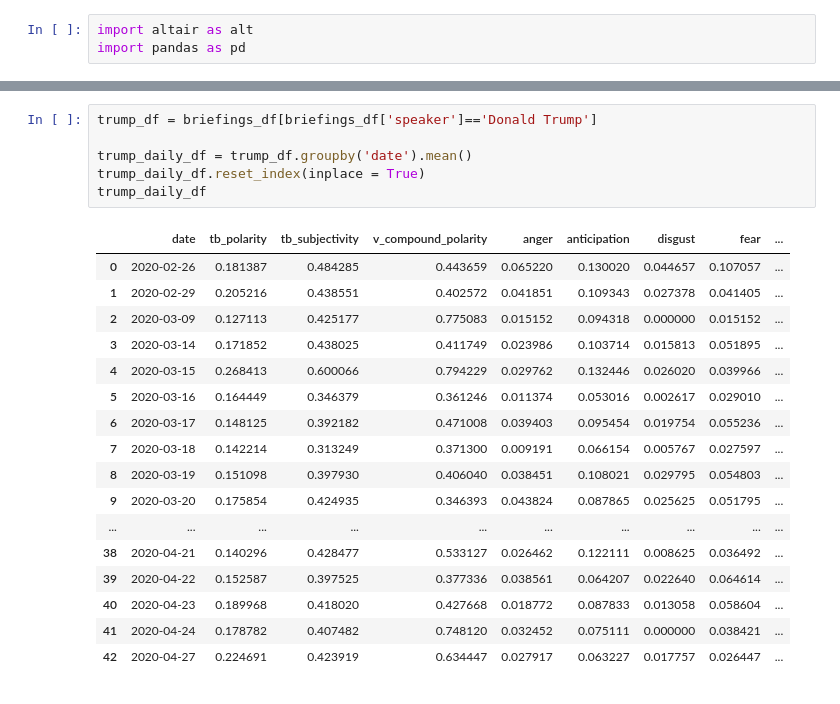
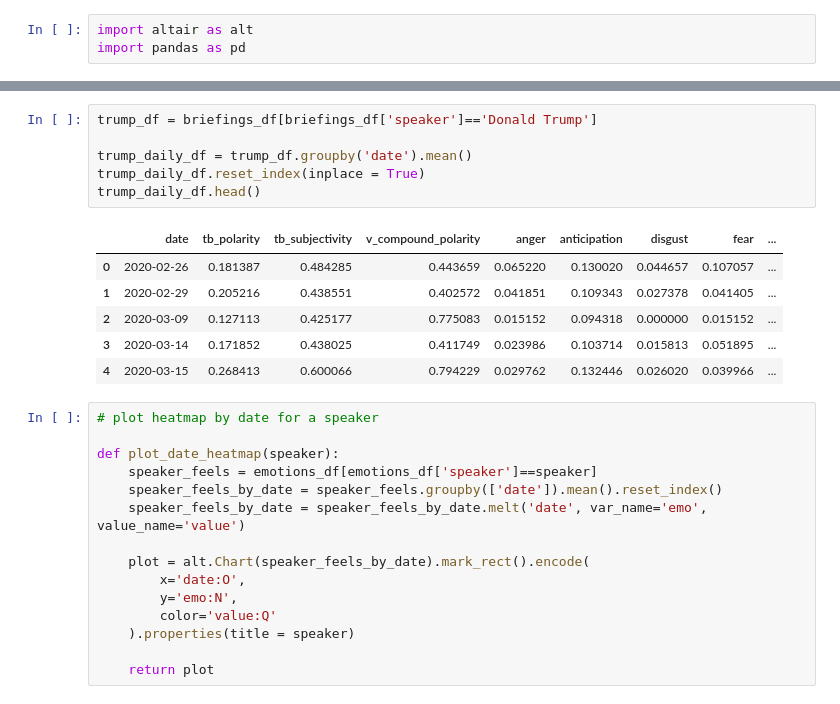
Before and after one commit to brendoncampbell/corona-briefing-tones, a Jupyter notebook: src/analysis.ipynb, the cells around one changed output, grey strips where cells are left out. Cells and saved outputs as stored; diff of their text form.

```diff
--- a/src/analysis.ipynb
+++ b/src/analysis.ipynb
@@ -79,24 +80,28 @@ speaker_scores.sort_values('tb_polarity', ascending=False)
 # %%
 trump_df = briefings_df[briefings_df['speaker']=='Donald Trump']
 
 trump_daily_df = trump_df.groupby('date').mean()
 trump_daily_df.reset_index(inplace = True)
-trump_daily_df
+trump_daily_df.head()
 # %% [output]
 |  | date | tb_polarity | tb_subjectivity | v_compound_polarity | anger | anticipation | disgust | fear | ... |
 | 0 | 2020-02-26 | 0.181387 | 0.484285 | 0.443659 | 0.065220 | 0.130020 | 0.044657 | 0.107057 | ... |
 | 1 | 2020-02-29 | 0.205216 | 0.438551 | 0.402572 | 0.041851 | 0.109343 | 0.027378 | 0.041405 | ... |
 | 2 | 2020-03-09 | 0.127113 | 0.425177 | 0.775083 | 0.015152 | 0.094318 | 0.000000 | 0.015152 | ... |
 | 3 | 2020-03-14 | 0.171852 | 0.438025 | 0.411749 | 0.023986 | 0.103714 | 0.015813 | 0.051895 | ... |
 | 4 | 2020-03-15 | 0.268413 | 0.600066 | 0.794229 | 0.029762 | 0.132446 | 0.026020 | 0.039966 | ... |
-| 5 | 2020-03-16 | 0.164449 | 0.346379 | 0.361246 | 0.011374 | 0.053016 | 0.002617 | 0.029010 | ... |
-| 6 | 2020-03-17 | 0.148125 | 0.392182 | 0.471008 | 0.039403 | 0.095454 | 0.019754 | 0.055236 | ... |
-| 7 | 2020-03-18 | 0.142214 | 0.313249 | 0.371300 | 0.009191 | 0.066154 | 0.005767 | 0.027597 | ... |
-| 8 | 2020-03-19 | 0.151098 | 0.397930 | 0.406040 | 0.038451 | 0.108021 | 0.029795 | 0.054803 | ... |
-| 9 | 2020-03-20 | 0.175854 | 0.424935 | 0.346393 | 0.043824 | 0.087865 | 0.025625 | 0.051795 | ... |
-| ... | ... | ... | ... | ... | ... | ... | ... | ... | ... |
-| 38 | 2020-04-21 | 0.140296 | 0.428477 | 0.533127 | 0.026462 | 0.122111 | 0.008625 | 0.036492 | ... |
-| 39 | 2020-04-22 | 0.152587 | 0.397525 | 0.377336 | 0.038561 | 0.064207 | 0.022640 | 0.064614 | ... |
-| 40 | 2020-04-23 | 0.189968 | 0.418020 | 0.427668 | 0.018772 | 0.087833 | 0.013058 | 0.058604 | ... |
-| 41 | 2020-04-24 | 0.178782 | 0.407482 | 0.748120 | 0.032452 | 0.075111 | 0.000000 | 0.038421 | ... |
-| 42 | 2020-04-27 | 0.224691 | 0.423919 | 0.634447 | 0.027917 | 0.063227 | 0.017757 | 0.026447 | ... |
+# %%
+# plot heatmap by date for a speaker
+
+def plot_date_heatmap(speaker):
+    speaker_feels = emotions_df[emotions_df['speaker']==speaker]
+    speaker_feels_by_date = speaker_feels.groupby(['date']).mean().reset_index()
+    speaker_feels_by_date = speaker_feels_by_date.melt('date', var_name='emo', value_name='value')
+
+    plot = alt.Chart(speaker_feels_by_date).mark_rect().encode(
+        x='date:O',
+        y='emo:N',
+        color='value:Q'
+    ).properties(title = speaker)
+
+    return plot
```
Also changed, not shown: parts of 19 cells of this notebook, 2 other files.
